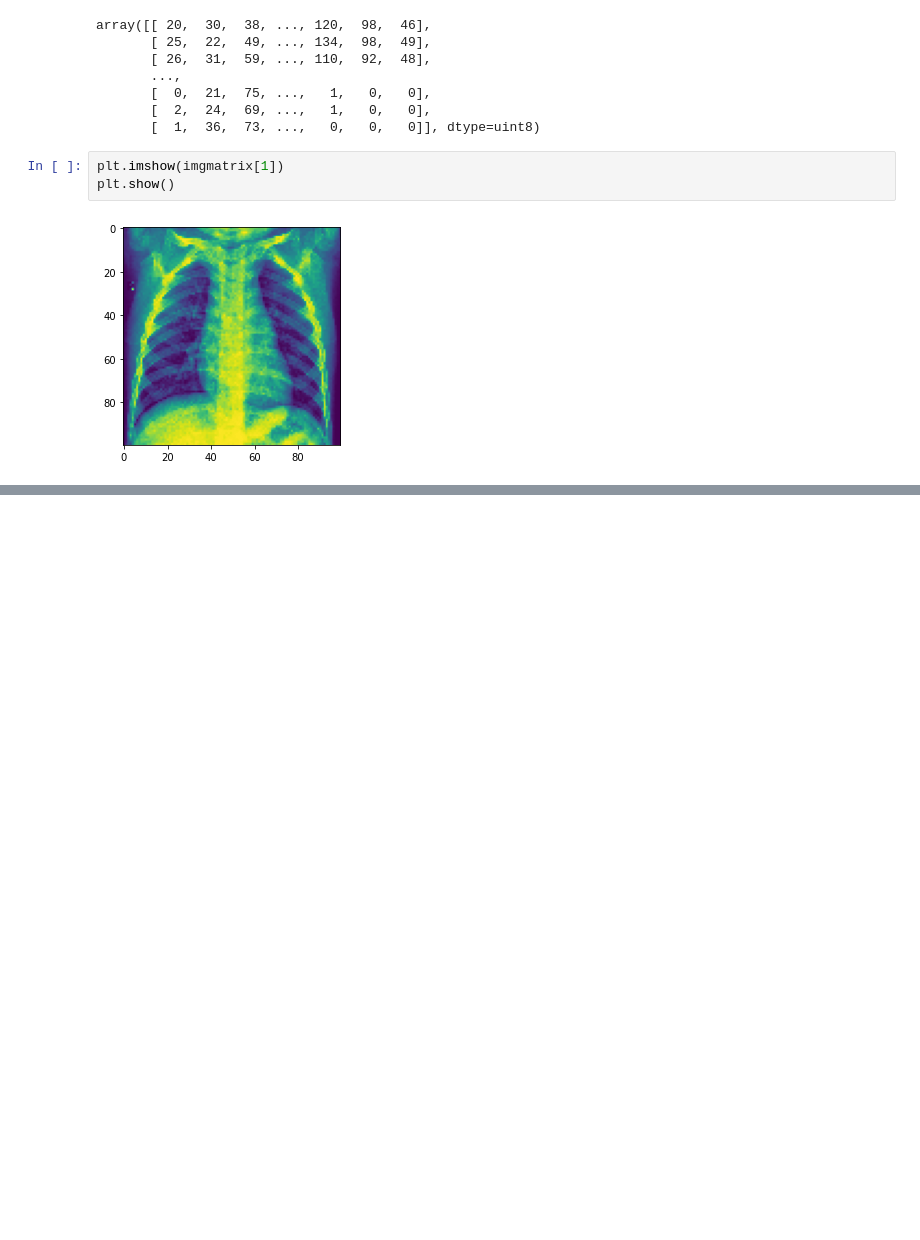
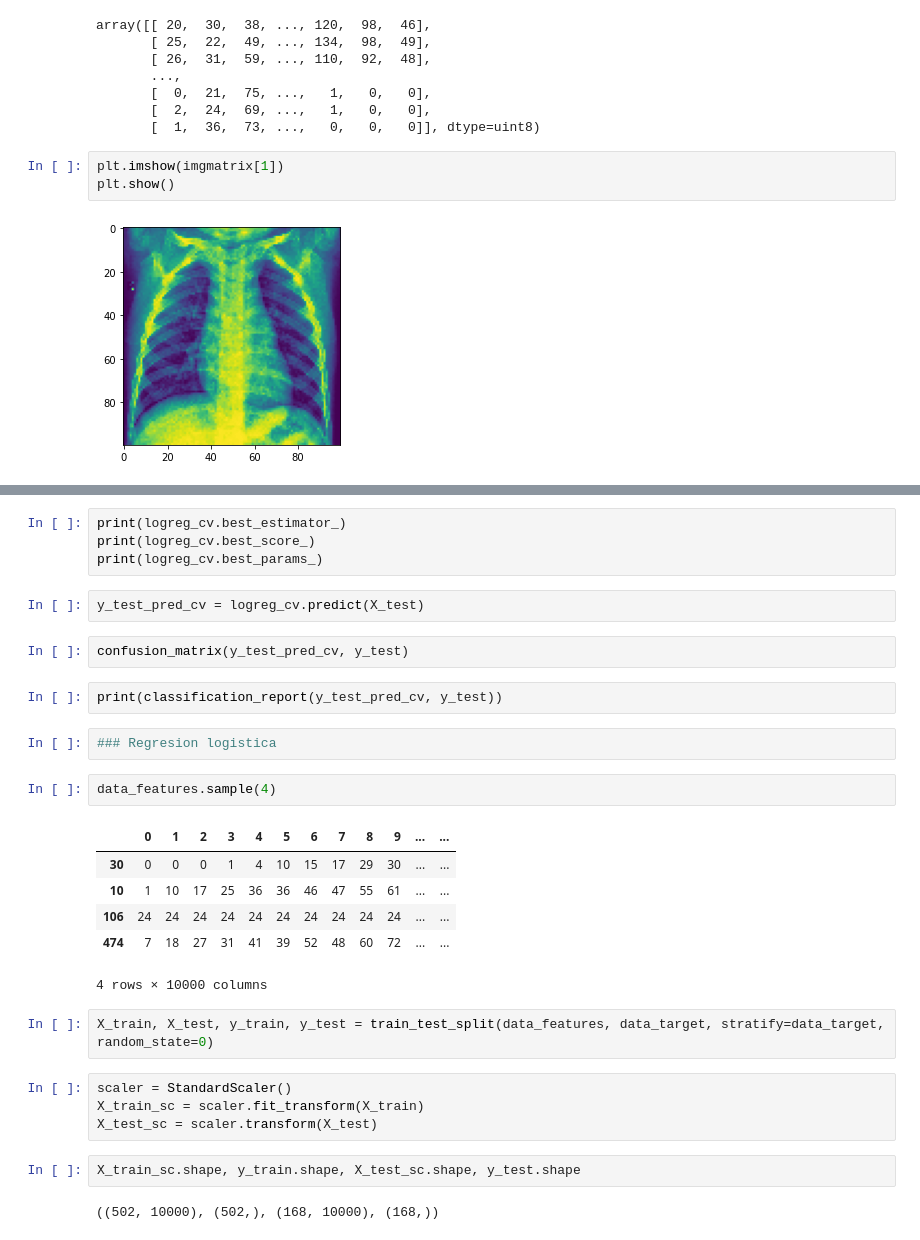
Before and after one commit to mauriciomem/desafio_final, a Jupyter notebook: desafio_final_pca-mainfold-mau.ipynb, the cells around one changed output, grey strips where cells are left out. Drawn from its saved outputs; the diff is of its cells as text; blank space fills up the shorter version.

```diff
--- a/desafio_final_pca-mainfold-mau.ipynb
+++ b/desafio_final_pca-mainfold-mau.ipynb
@@ -1116,0 +1156,31 @@ for i, images in zip(range(len(proj_tsne)), imgmatrix):
+# %%
+print(logreg_cv.best_estimator_)
+print(logreg_cv.best_score_)
+print(logreg_cv.best_params_)
+# %%
+y_test_pred_cv = logreg_cv.predict(X_test)
+# %%
+confusion_matrix(y_test_pred_cv, y_test)
+# %%
+print(classification_report(y_test_pred_cv, y_test))
+# %%
+### Regresion logistica
+# %%
+data_features.sample(4)
+# %% [output]
+|  | 0 | 1 | 2 | 3 | 4 | 5 | 6 | 7 | 8 | 9 | ... | ... |
+| 30 | 0 | 0 | 0 | 1 | 4 | 10 | 15 | 17 | 29 | 30 | ... | ... |
+| 10 | 1 | 10 | 17 | 25 | 36 | 36 | 46 | 47 | 55 | 61 | ... | ... |
+| 106 | 24 | 24 | 24 | 24 | 24 | 24 | 24 | 24 | 24 | 24 | ... | ... |
+| 474 | 7 | 18 | 27 | 31 | 41 | 39 | 52 | 48 | 60 | 72 | ... | ... |
+4 rows × 10000 columns
+# %%
+X_train, X_test, y_train, y_test = train_test_split(data_features, data_target, stratify=data_target, random_state=0)
+# %%
+scaler = StandardScaler()
+X_train_sc = scaler.fit_transform(X_train)
+X_test_sc = scaler.transform(X_test)
+# %%
+X_train_sc.shape, y_train.shape, X_test_sc.shape, y_test.shape
+# %% [output]
+((502, 10000), (502,), (168, 10000), (168,))
```
Also changed, not shown: parts of 89 cells of this notebook, 3 other files.
